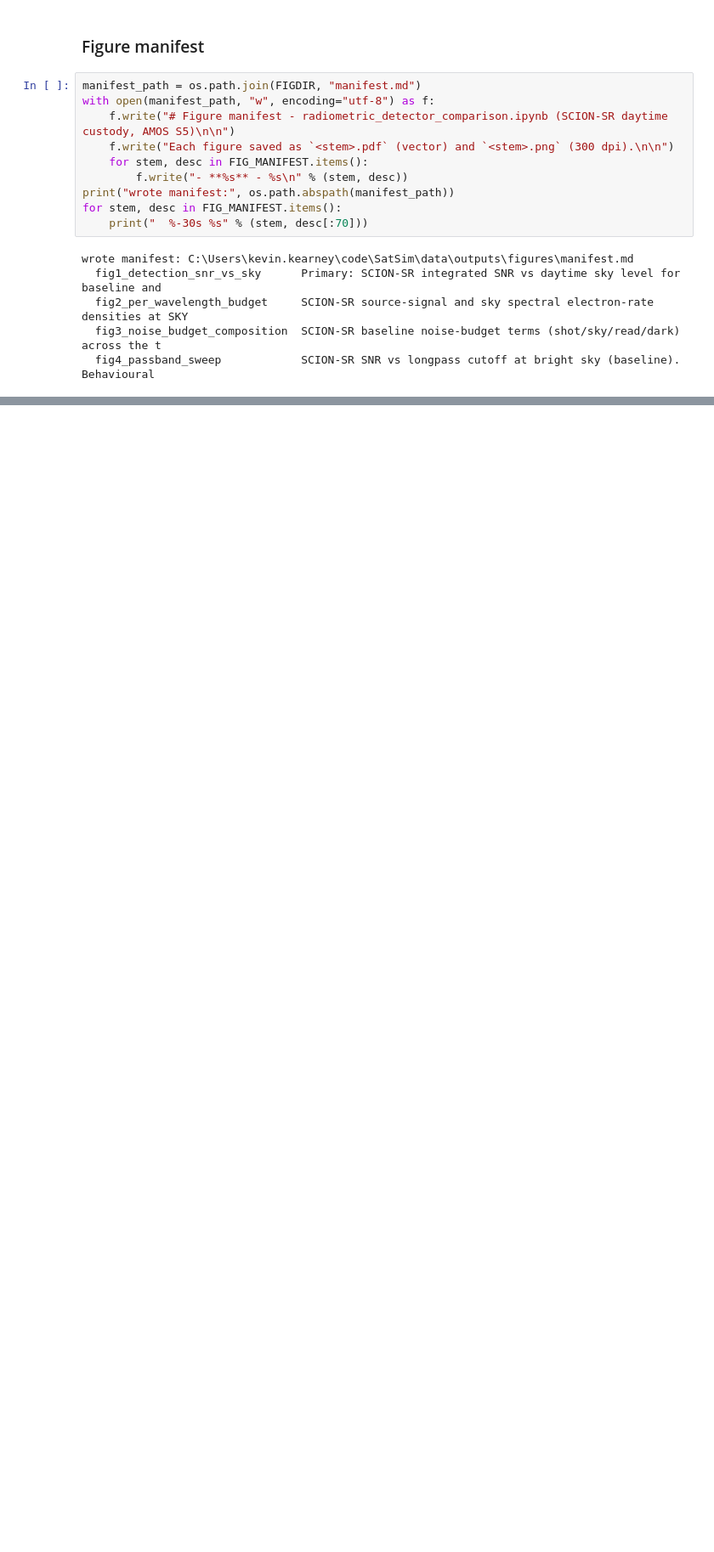
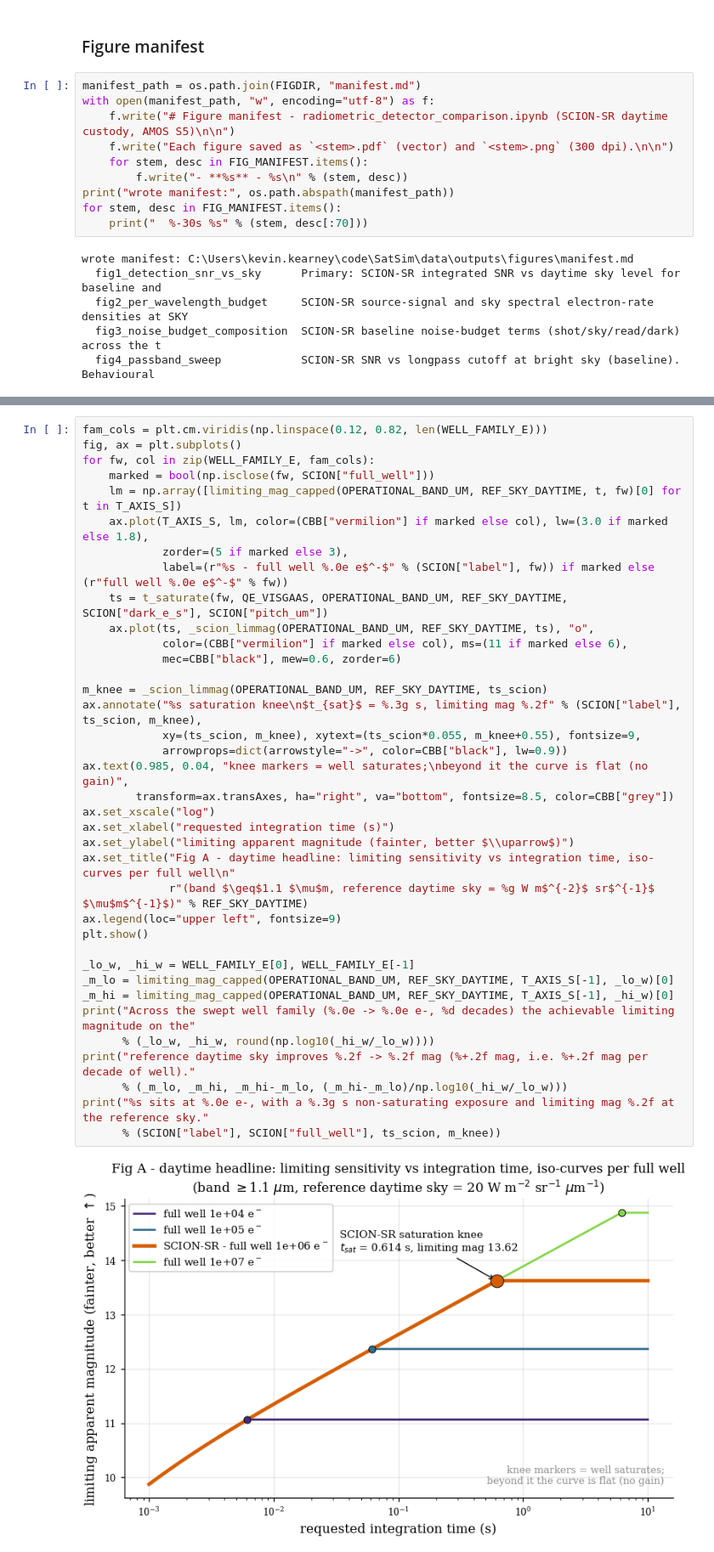
Before and after one commit to KevinKearney/SatSim, a Jupyter notebook: notebooks/radiometric_detector_comparison.ipynb, the cells around one changed output, grey strips where cells are left out. Shown at 85% size. Cells and saved outputs as stored; diff of their text form; blank space fills up the shorter version.

```diff
--- a/notebooks/radiometric_detector_comparison.ipynb
+++ b/notebooks/radiometric_detector_comparison.ipynb
@@ -1113,0 +1169,39 @@ NIR-SWIR color = m(1.0-1.2) - m(1.4-1.7), SCION-SR QE:
+# %%
+fam_cols = plt.cm.viridis(np.linspace(0.12, 0.82, len(WELL_FAMILY_E)))
+fig, ax = plt.subplots()
+for fw, col in zip(WELL_FAMILY_E, fam_cols):
+    marked = bool(np.isclose(fw, SCION["full_well"]))
+    lm = np.array([limiting_mag_capped(OPERATIONAL_BAND_UM, REF_SKY_DAYTIME, t, fw)[0] for t in T_AXIS_S])
+    ax.plot(T_AXIS_S, lm, color=(CBB["vermilion"] if marked else col), lw=(3.0 if marked else 1.8),
+            zorder=(5 if marked else 3),
+            label=(r"%s - full well %.0e e$^-$" % (SCION["label"], fw)) if marked else (r"full well %.0e e$^-$" % fw))
+    ts = t_saturate(fw, QE_VISGAAS, OPERATIONAL_BAND_UM, REF_SKY_DAYTIME, SCION["dark_e_s"], SCION["pitch_um"])
+    ax.plot(ts, _scion_limmag(OPERATIONAL_BAND_UM, REF_SKY_DAYTIME, ts), "o",
+            color=(CBB["vermilion"] if marked else col), ms=(11 if marked else 6),
+            mec=CBB["black"], mew=0.6, zorder=6)
+
+m_knee = _scion_limmag(OPERATIONAL_BAND_UM, REF_SKY_DAYTIME, ts_scion)
+ax.annotate("%s saturation knee\n$t_{sat}$ = %.3g s, limiting mag %.2f" % (SCION["label"], ts_scion, m_knee),
+            xy=(ts_scion, m_knee), xytext=(ts_scion*0.055, m_knee+0.55), fontsize=9,
+            arrowprops=dict(arrowstyle="->", color=CBB["black"], lw=0.9))
+ax.text(0.985, 0.04, "knee markers = well saturates;\nbeyond it the curve is flat (no gain)",
+        transform=ax.transAxes, ha="right", va="bottom", fontsize=8.5, color=CBB["grey"])
+ax.set_xscale("log")
+ax.set_xlabel("requested integration time (s)")
+ax.set_ylabel("limiting apparent magnitude (fainter, better $\\uparrow$)")
+ax.set_title("Fig A - daytime headline: limiting sensitivity vs integration time, iso-curves per full well\n"
+             r"(band $\geq$1.1 $\mu$m, reference daytime sky = %g W m$^{-2}$ sr$^{-1}$ $\mu$m$^{-1}$)" % REF_SKY_DAYTIME)
+ax.legend(loc="upper left", fontsize=9)
+plt.show()
+
+_lo_w, _hi_w = WELL_FAMILY_E[0], WELL_FAMILY_E[-1]
+_m_lo = limiting_mag_capped(OPERATIONAL_BAND_UM, REF_SKY_DAYTIME, T_AXIS_S[-1], _lo_w)[0]
+_m_hi = limiting_mag_capped(OPERATIONAL_BAND_UM, REF_SKY_DAYTIME, T_AXIS_S[-1], _hi_w)[0]
+print("Across the swept well family (%.0e -> %.0e e-, %d decades) the achievable limiting magnitude on the"
+      % (_lo_w, _hi_w, round(np.log10(_hi_w/_lo_w))))
+print("reference daytime sky improves %.2f -> %.2f mag (%+.2f mag, i.e. %+.2f mag per decade of well)."
+      % (_m_lo, _m_hi, _m_hi-_m_lo, (_m_hi-_m_lo)/np.log10(_hi_w/_lo_w)))
+print("%s sits at %.0e e-, with a %.3g s non-saturating exposure and limiting mag %.2f at the reference sky."
+      % (SCION["label"], SCION["full_well"], ts_scion, m_knee))
+# %% [output]
+[figure, added]
```
Also changed, not shown: parts of 41 cells of this notebook.
